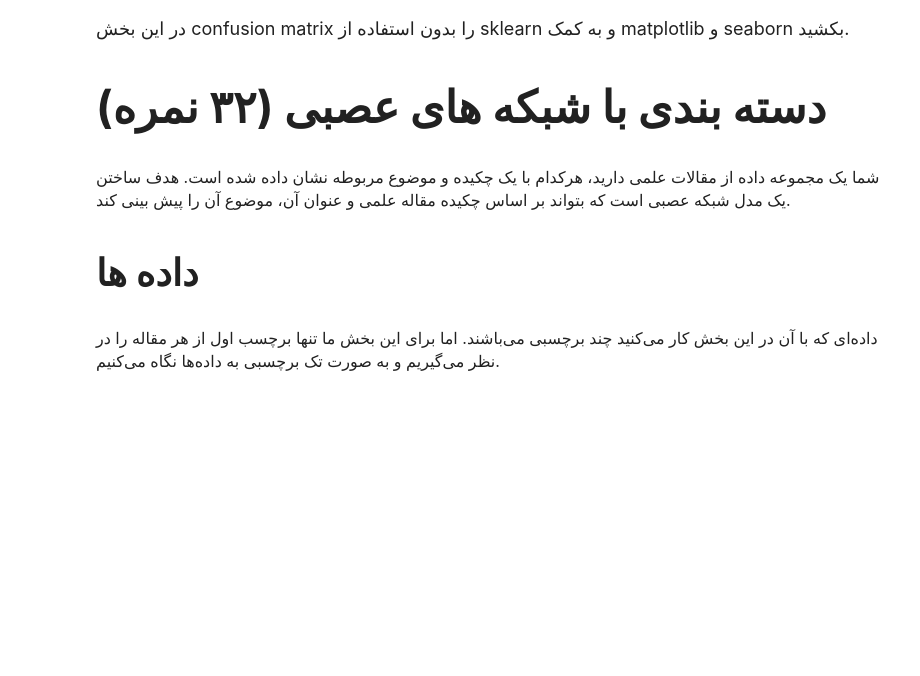
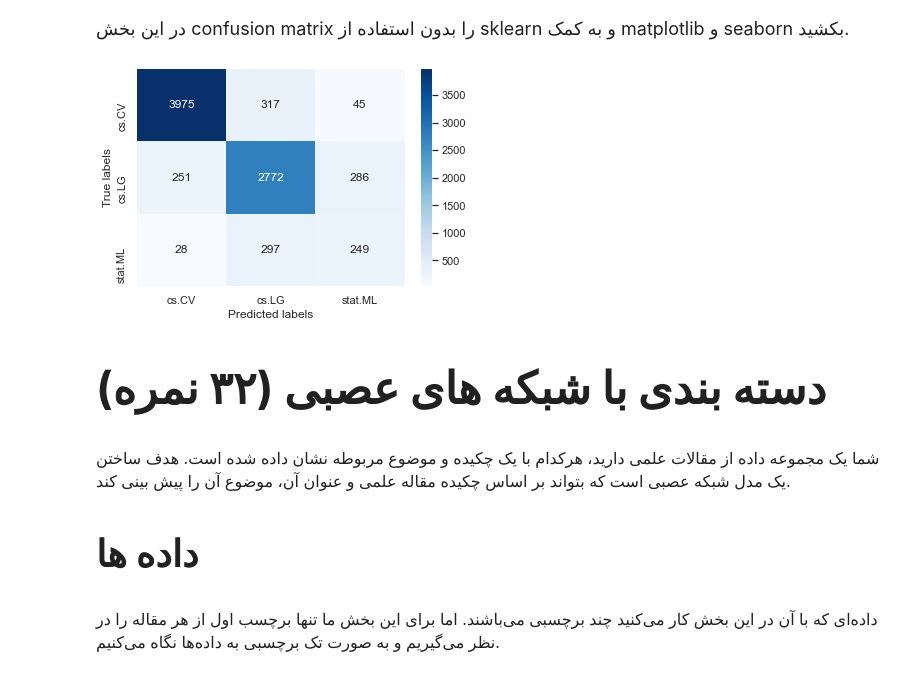
Before and after one commit to ahmadsalimi/information-retrieval, a Jupyter notebook: ir-phase-2.ipynb, the cells around one changed output. Saved outputs shown, nothing was run; the diff lists cells and outputs as text; code cells hidden in the pictures; blank space fills up the shorter version.

```diff
--- a/ir-phase-2.ipynb
+++ b/ir-phase-2.ipynb
@@ -324,3 +432,25 @@ import seaborn as sns
+# %%
+import matplotlib.pyplot as plt
+import seaborn as sns
+
+def confusion_matrix(y_test, p_test, labels):
+    n_labels = len(labels)
+    c2i = {label: i for i, label in enumerate(labels)}
+    cm = np.zeros((n_labels, n_labels), dtype=np.int32)
+    for i, j in zip(y_test, p_test):
+        cm[c2i[i], c2i[j]] += 1
+    return cm
+
+
+cm = confusion_matrix(y_test, p_test, nb.classes)
+# Plot the confusion matrix as a heatmap
+sns.set()
+sns.heatmap(cm, annot=True, cmap='Blues', fmt='g', xticklabels=nb.classes, yticklabels=nb.classes)
+plt.xlabel('Predicted labels')
+plt.ylabel('True labels')
+plt.show()
+# %% [output]
+[figure, added]
 # %% [markdown]
 <div dir="rtl">
 <font face="XB Zar" size=5>
```
Also changed, not shown: parts of 10 cells of this notebook, 1 other file.
